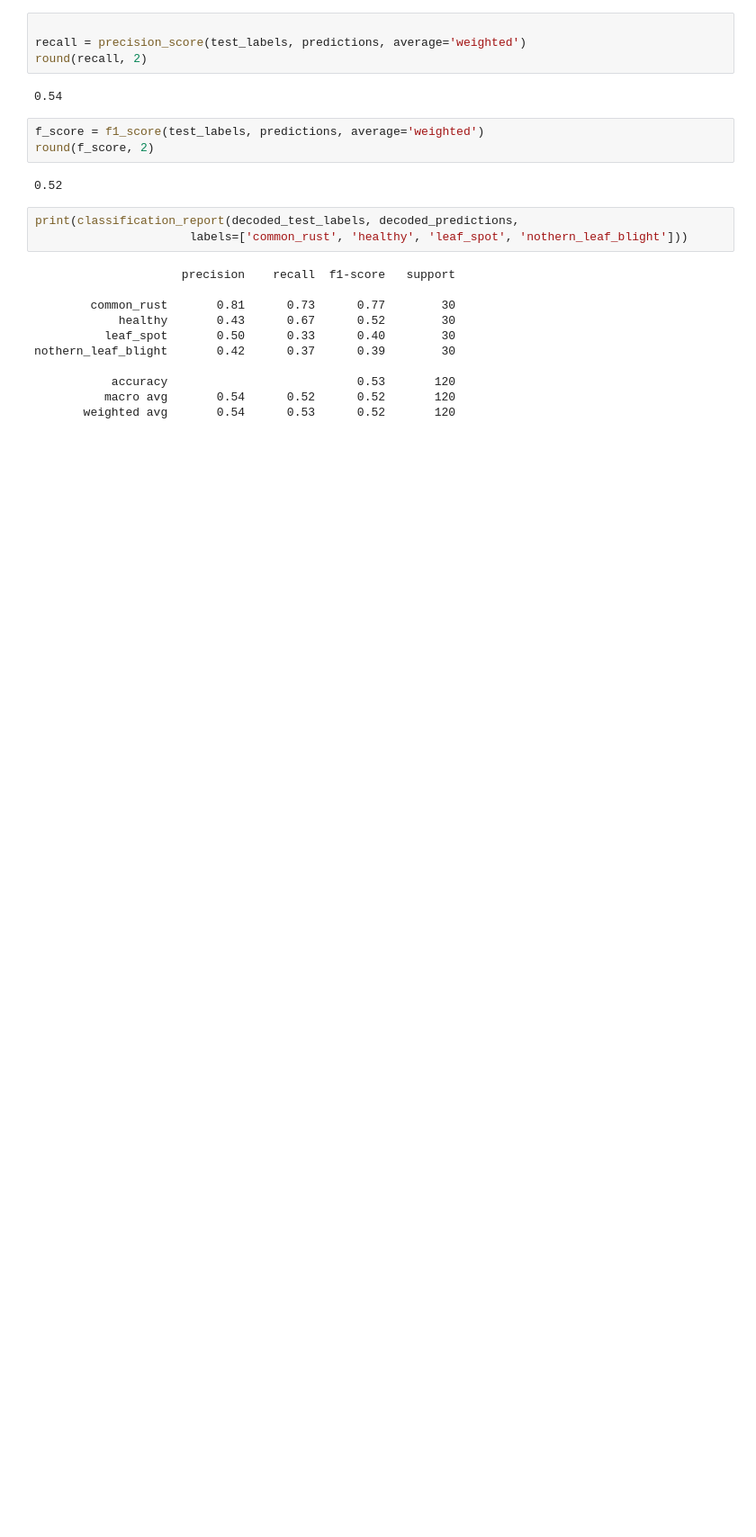
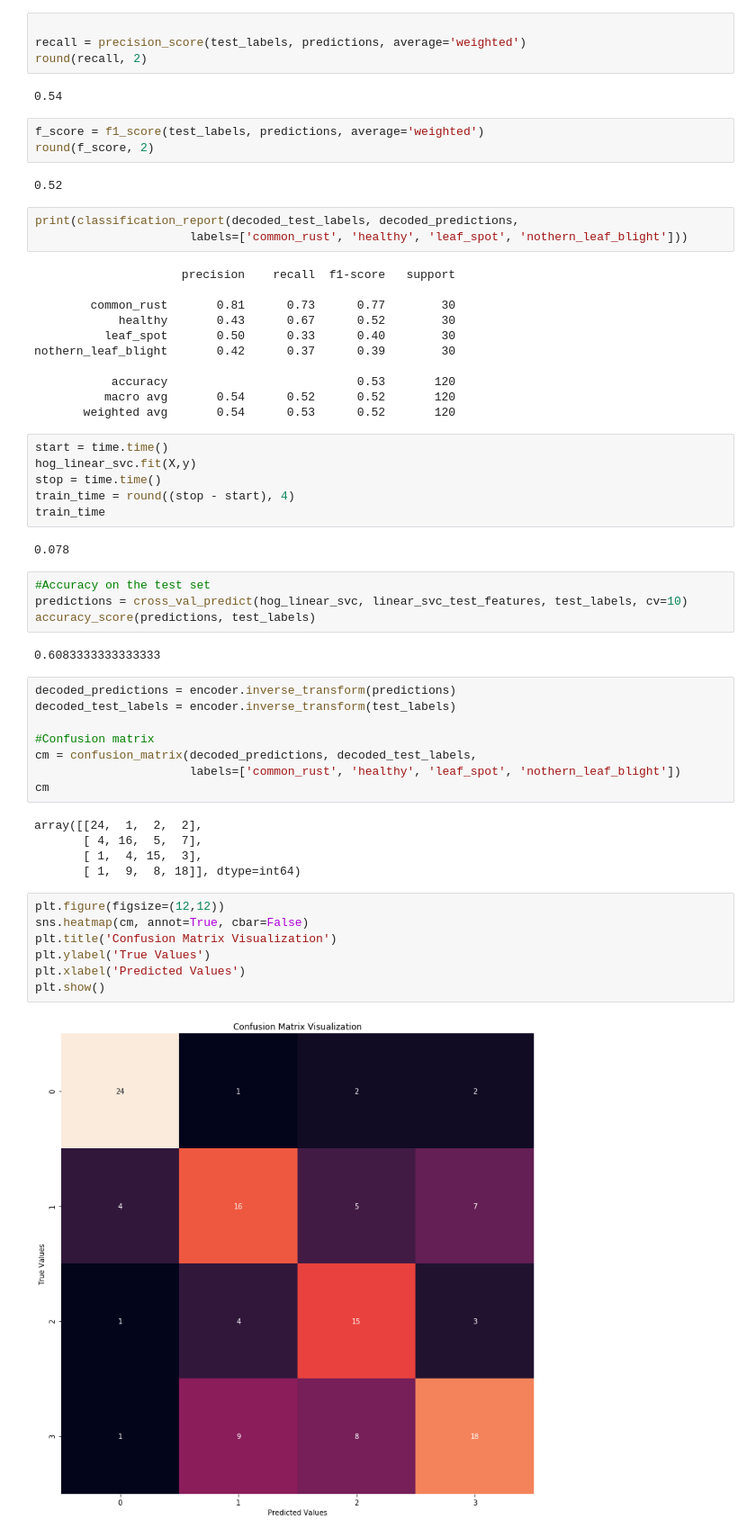
Before and after one commit to lyleokoth/maize-disease-detection, a Jupyter notebook: notebooks/Fine tuning.ipynb, the cells around one changed output. Shown at 90% size. Cells and saved outputs as stored; diff of their text form; blank space fills up the shorter version.

```diff
--- a/notebooks/Fine tuning.ipynb
+++ b/notebooks/Fine tuning.ipynb
@@ -672,3 +672,39 @@ nothern_leaf_blight       0.42      0.37      0.39        30
            accuracy                           0.53       120
           macro avg       0.54      0.52      0.52       120
        weighted avg       0.54      0.53      0.52       120
+# %%
+start = time.time()
+hog_linear_svc.fit(X,y)
+stop = time.time()
+train_time = round((stop - start), 4)
+train_time
+# %% [output]
+0.078
+# %%
+#Accuracy on the test set
+predictions = cross_val_predict(hog_linear_svc, linear_svc_test_features, test_labels, cv=10)
+accuracy_score(predictions, test_labels)
+# %% [output]
+0.6083333333333333
+# %%
+decoded_predictions = encoder.inverse_transform(predictions)
+decoded_test_labels = encoder.inverse_transform(test_labels)
+
+#Confusion matrix
+cm = confusion_matrix(decoded_predictions, decoded_test_labels,
+                      labels=['common_rust', 'healthy', 'leaf_spot', 'nothern_leaf_blight'])
+cm
+# %% [output]
+array([[24,  1,  2,  2],
+       [ 4, 16,  5,  7],
+       [ 1,  4, 15,  3],
+       [ 1,  9,  8, 18]], dtype=int64)
+# %%
+plt.figure(figsize=(12,12))
+sns.heatmap(cm, annot=True, cbar=False)
+plt.title('Confusion Matrix Visualization')
+plt.ylabel('True Values')
+plt.xlabel('Predicted Values')
+plt.show()
+# %% [output]
+[figure, added]
```
Also changed, not shown: parts of 22 cells of this notebook.
